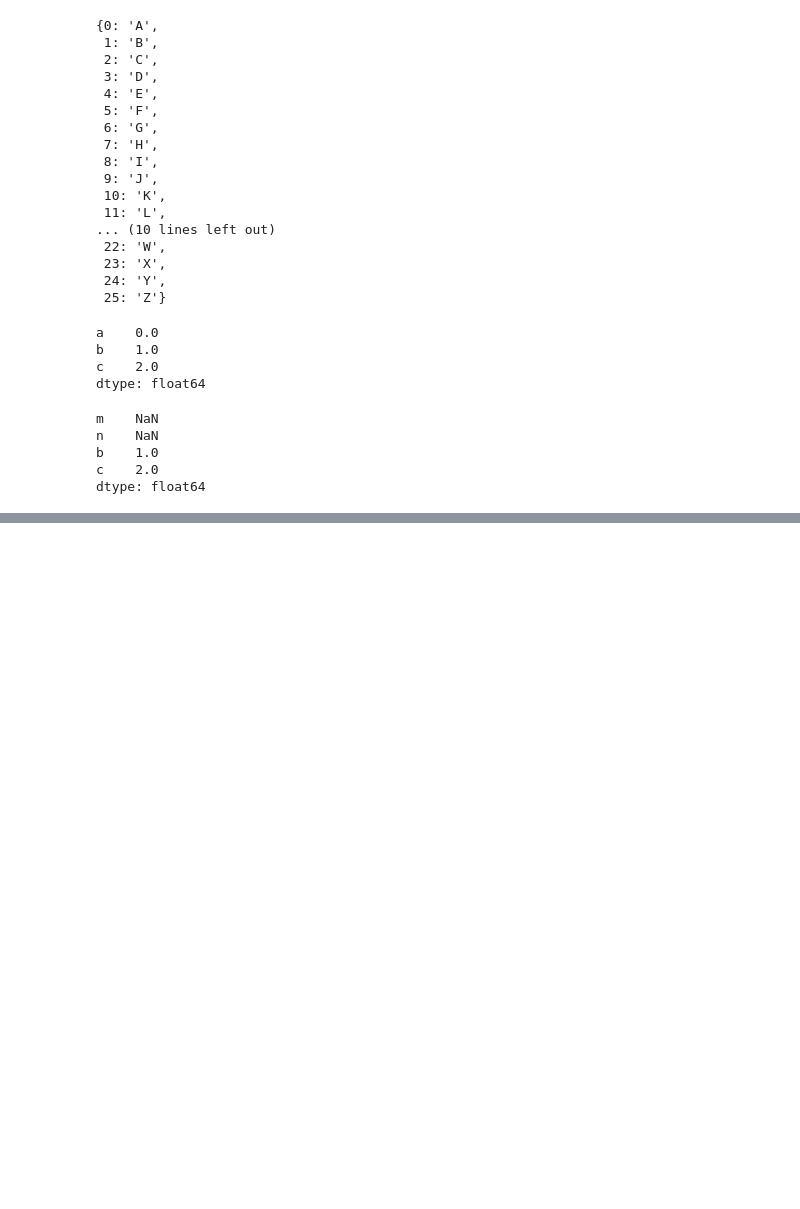
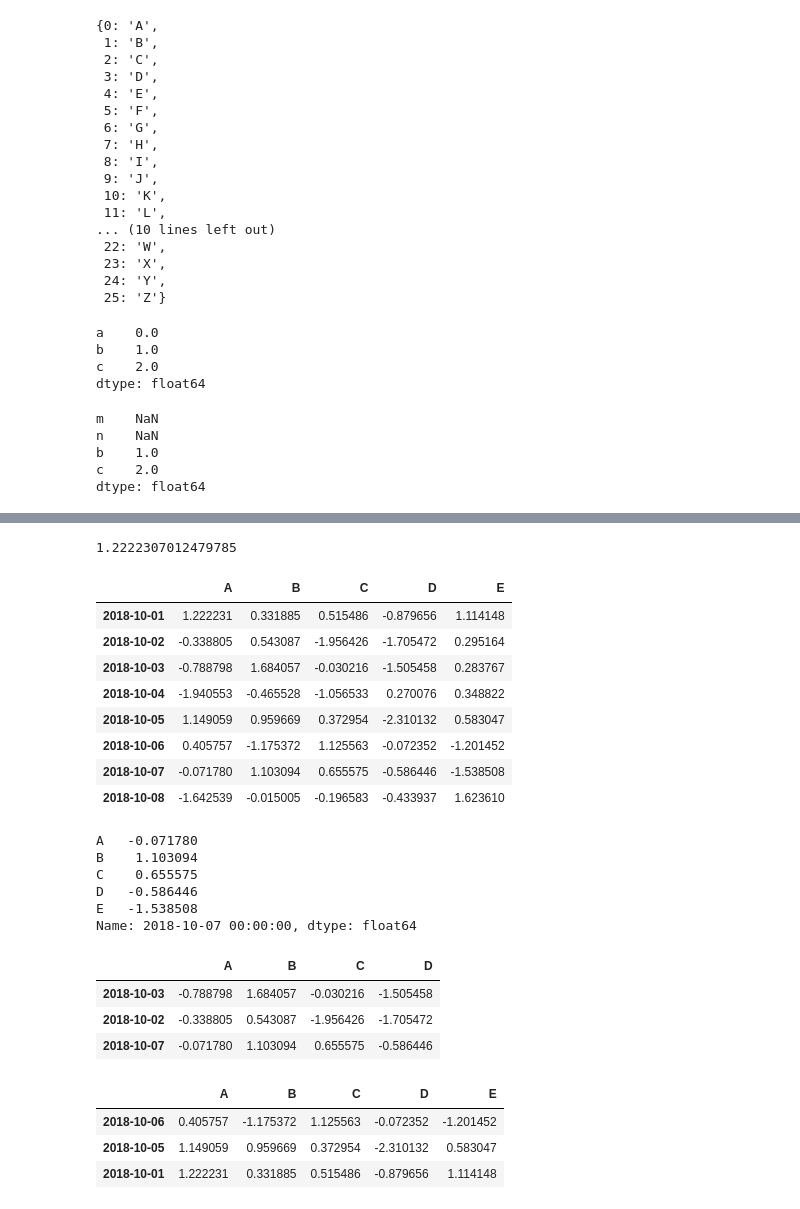
Before and after one commit to k-manisha/LearnPython, a Jupyter notebook: pandas_basics.ipynb, the cells around one changed output, grey strips where cells are left out. Drawn from its saved outputs; the diff is of its cells as text; code cells hidden in the pictures; blank space fills up the shorter version.

```diff
--- a/pandas_basics.ipynb
+++ b/pandas_basics.ipynb
@@ -239,0 +297,41 @@ pd.Series.reindex(d,)
+# %%
+df.at[dates[0],'A']
+# %% [output]
+1.2222307012479785
+# %%
+df.reindex(dates)
+# %% [output]
+|  | A | B | C | D | E |
+| 2018-10-01 | 1.222231 | 0.331885 | 0.515486 | -0.879656 | 1.114148 |
+| 2018-10-02 | -0.338805 | 0.543087 | -1.956426 | -1.705472 | 0.295164 |
+| 2018-10-03 | -0.788798 | 1.684057 | -0.030216 | -1.505458 | 0.283767 |
+| 2018-10-04 | -1.940553 | -0.465528 | -1.056533 | 0.270076 | 0.348822 |
+| 2018-10-05 | 1.149059 | 0.959669 | 0.372954 | -2.310132 | 0.583047 |
+| 2018-10-06 | 0.405757 | -1.175372 | 1.125563 | -0.072352 | -1.201452 |
+| 2018-10-07 | -0.071780 | 1.103094 | 0.655575 | -0.586446 | -1.538508 |
+| 2018-10-08 | -1.642539 | -0.015005 | -0.196583 | -0.433937 | 1.623610 |
+# %%
+#select via position of passed integers
+df.iloc[4]
+# %% [output]
+A   -0.071780
+B    1.103094
+C    0.655575
+D   -0.586446
+E   -1.538508
+Name: 2018-10-07 00:00:00, dtype: float64
+# %%
+#integer slices
+df.iloc[2:5,0:4]
+# %% [output]
+|  | A | B | C | D |
+| 2018-10-03 | -0.788798 | 1.684057 | -0.030216 | -1.505458 |
+| 2018-10-02 | -0.338805 | 0.543087 | -1.956426 | -1.705472 |
+| 2018-10-07 | -0.071780 | 1.103094 | 0.655575 | -0.586446 |
+# %%
+df[df.A>0]
+# %% [output]
+|  | A | B | C | D | E |
+| 2018-10-06 | 0.405757 | -1.175372 | 1.125563 | -0.072352 | -1.201452 |
+| 2018-10-05 | 1.149059 | 0.959669 | 0.372954 | -2.310132 | 0.583047 |
+| 2018-10-01 | 1.222231 | 0.331885 | 0.515486 | -0.879656 | 1.114148 |
```
Also changed, not shown: parts of 28 cells of this notebook.
